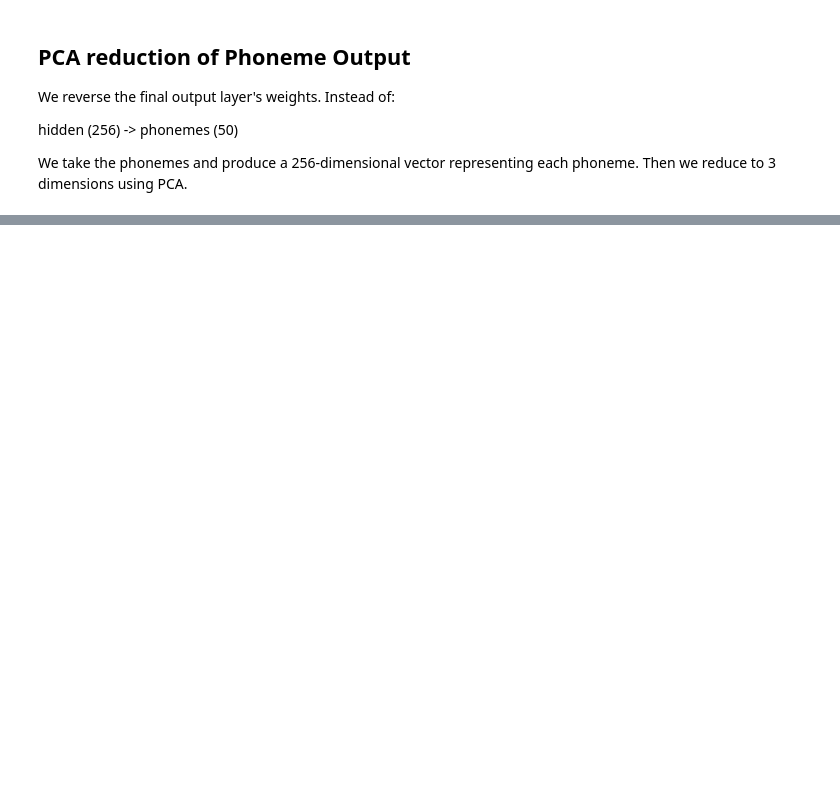
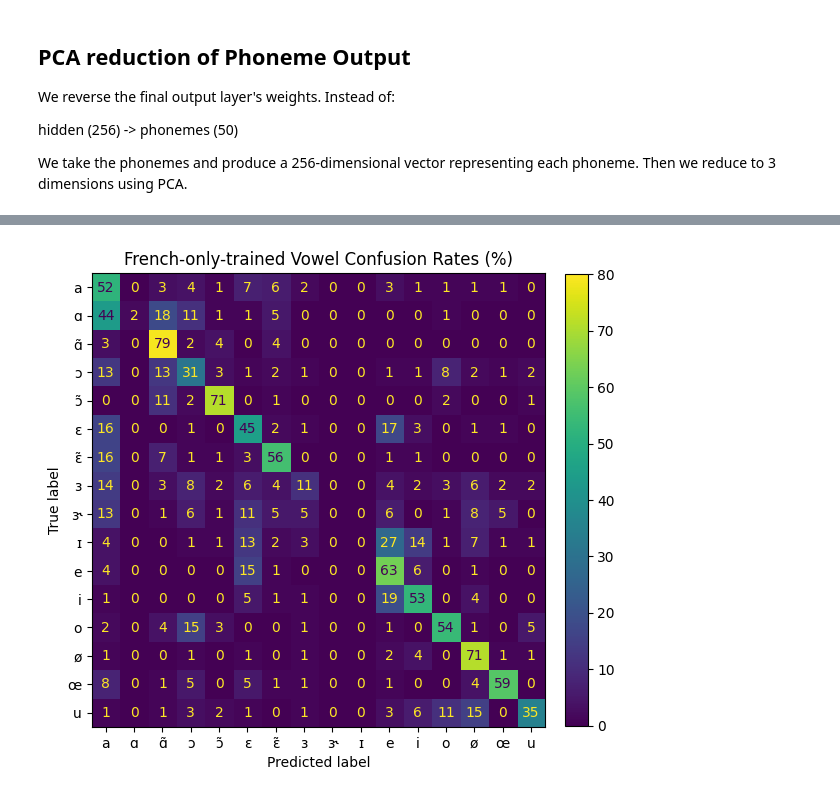
Before and after one commit to pplantinga/bilingual_networks, a Jupyter notebook: phoneme_pca.ipynb, the cells around one changed output, grey strips where cells are left out. Cells and saved outputs as stored; diff of their text form; code cells hidden in the pictures; blank space fills up the shorter version.

```diff
--- a/phoneme_pca.ipynb
+++ b/phoneme_pca.ipynb
@@ -93,0 +213,25 @@ phone2pca
+# %%
+import numpy as np
+
+def plot_confusions(confusions, rows, labels, title_prefix=""):
+    # Calculate appropriate figure size based on number of labels
+    n_labels = len(labels)
+    fig_size = max(6, n_labels * 0.4)  # Minimum 6 inches, scale with number of labels
+    figure, ax = plt.subplots(figsize=(fig_size, fig_size))
+
+    # Normalize by true label (dim 1) -- each true label adds up to 100% (across rows)
+    confusions_pct = (confusions / (confusions.sum(dim=1, keepdim=True) + 1)).numpy().round(decimals=2) * 100
+
+    # Select the specified rows/columns
+    sub_confusions = confusions_pct[np.ix_(rows, rows)]
+    disp = ConfusionMatrixDisplay(sub_confusions, display_labels=labels)
+    disp.plot(ax=ax, colorbar=False, im_kw={'vmax': 80})  # Disable default colorbar
+
+    # Add colorbar with custom size
+    plt.colorbar(disp.im_, ax=ax, fraction=0.0455, pad=0.04)
+    plt.title(f"{title_prefix} Confusion Rates (%)")
+    plt.show()
+# %%
+plot_confusions(frfr_confusions, vowel_rows, monophthongs, "French-only-trained Vowel")
+# %% [output]
+[figure, added]
```
Also changed, not shown: parts of 34 cells of this notebook, 2 other files.
